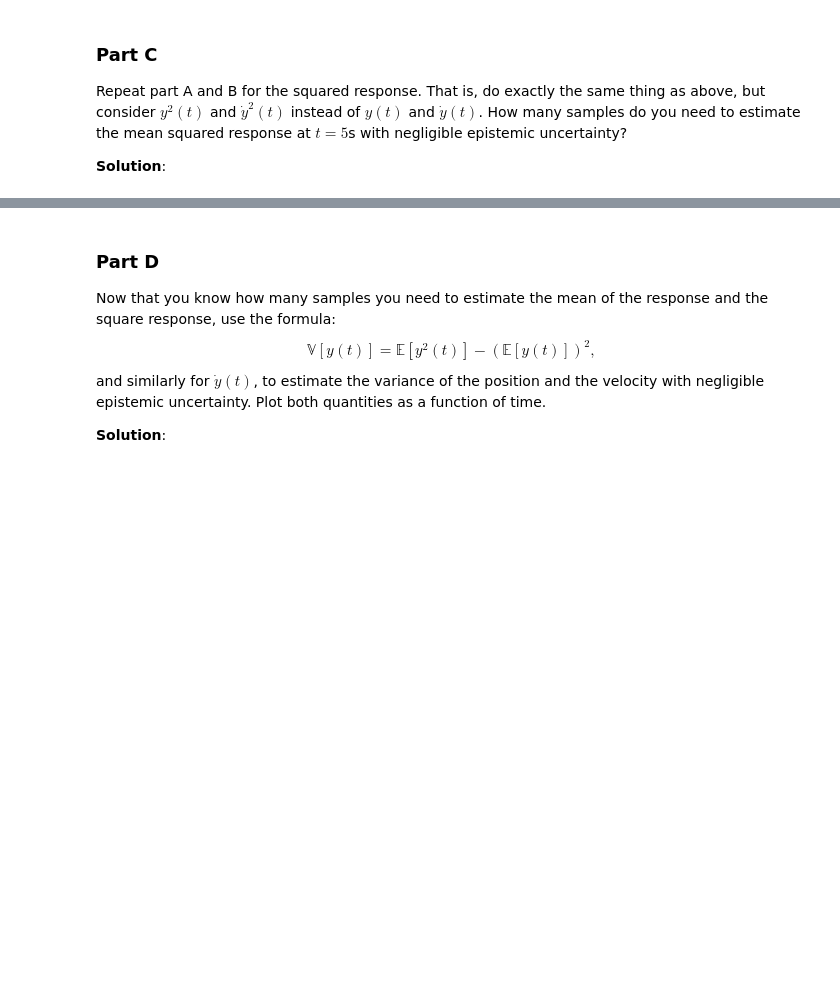
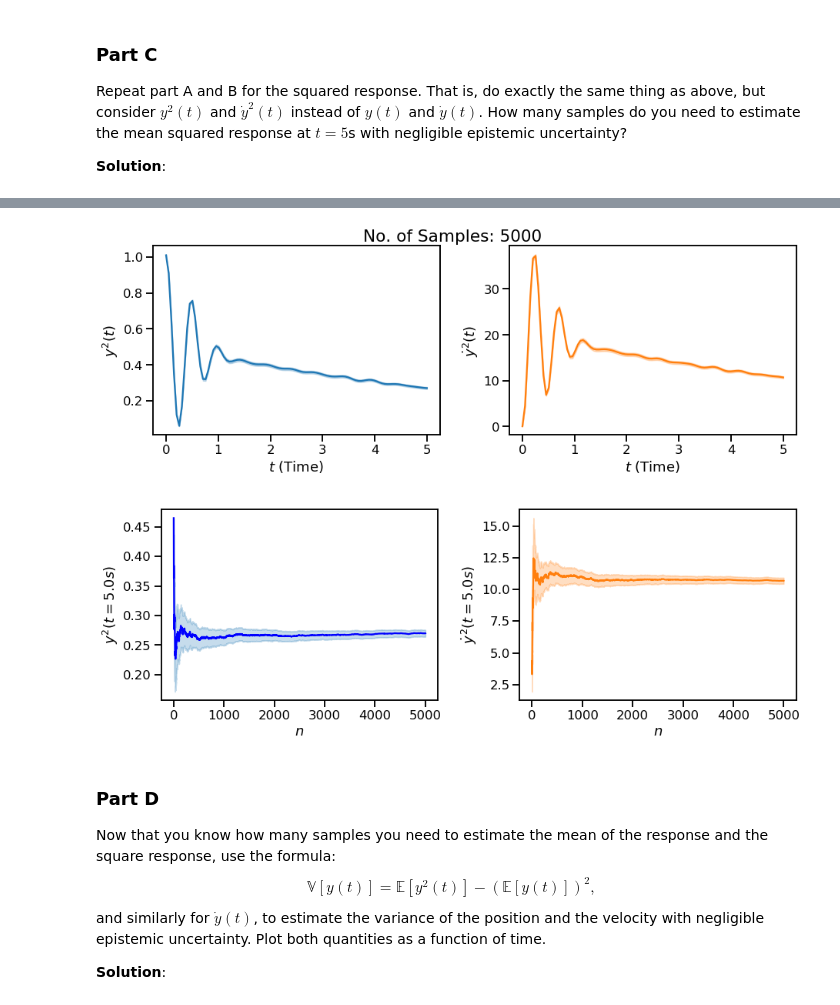
Before and after one commit to dhillonparveen/uq-course, a Jupyter notebook: homeworks/hw_02.ipynb, the cells around one changed output, grey strips where cells are left out. Saved outputs shown, nothing was run; the diff lists cells and outputs as text; code cells hidden in the pictures; blank space fills up the shorter version.

```diff
--- a/homeworks/hw_02.ipynb
+++ b/homeworks/hw_02.ipynb
@@ -722,3 +826,11 @@ plt.close()
+# %%
+num_samples = 5000
+samples = take_samples_from_solver(num_samples)
+plot_mean(samples)
+plot_eps_unc(samples,5.)
+# %% [output]
+[figure, added]
+[figure, added]
 # %% [markdown]
 ### Part D
 
```
Also changed, not shown: parts of 11 cells of this notebook.
